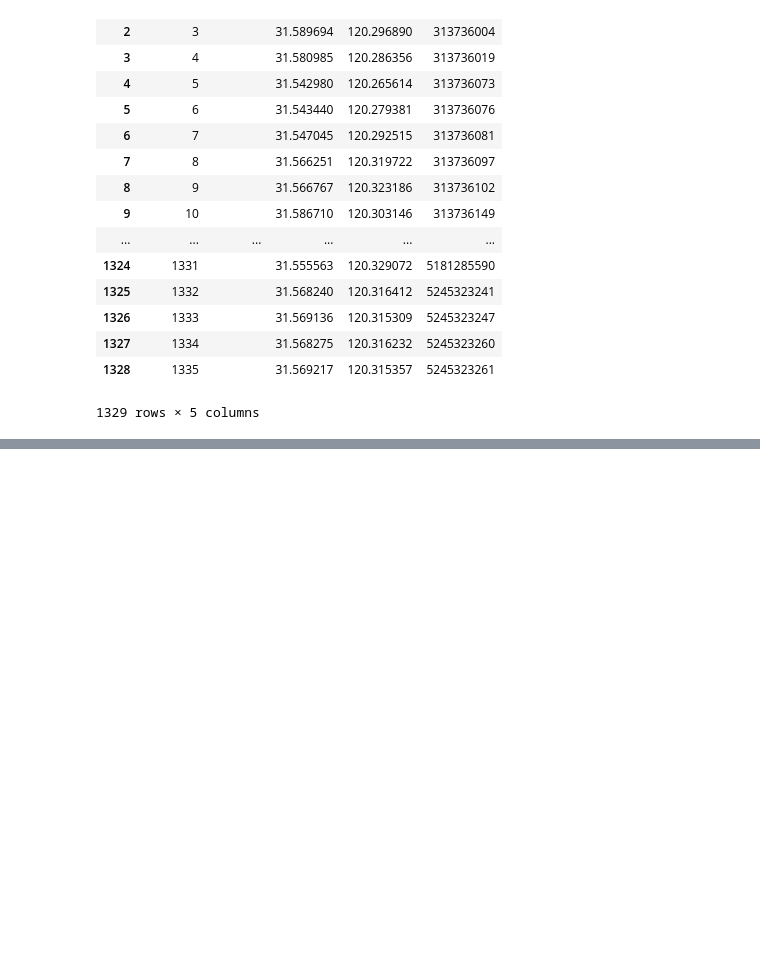
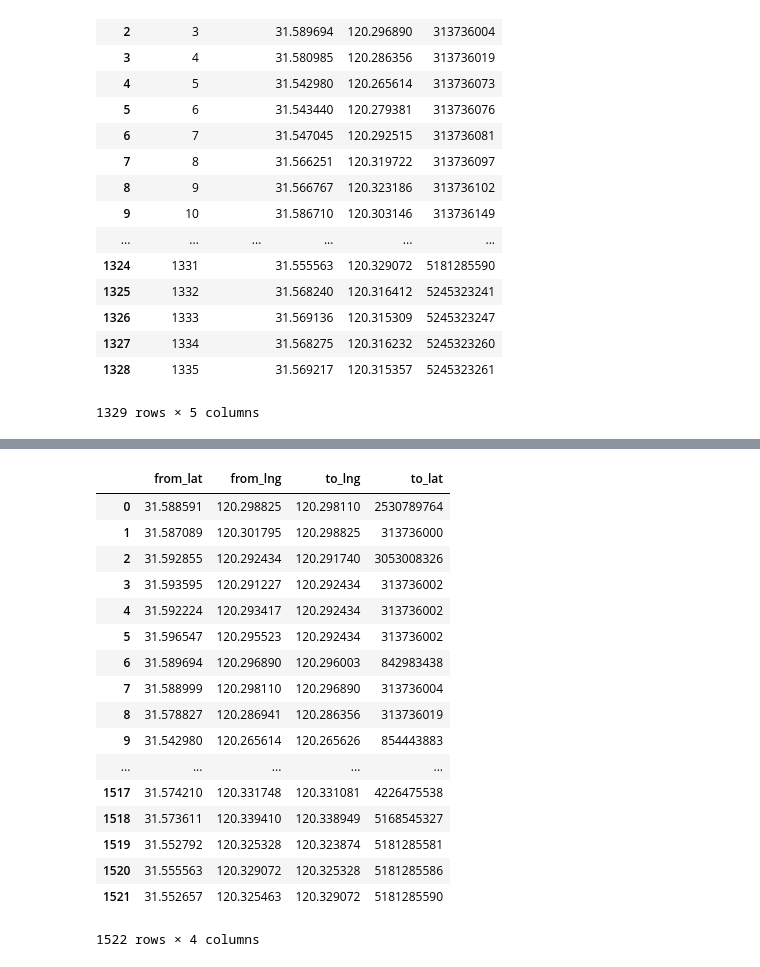
Before and after one commit to fuerdi2/WXRd, a Jupyter notebook: WX_project.ipynb, the cells around one changed output, grey strips where cells are left out. Saved outputs shown, nothing was run; the diff lists cells and outputs as text; code cells hidden in the pictures; blank space fills up the shorter version.

```diff
--- a/WX_project.ipynb
+++ b/WX_project.ipynb
@@ -411,0 +416,4 @@ df1.to_csv('major_edges_lnglat.csv',index=False)
+# %%
+import pandas as pd
+import eviltransform as ef
+df1 = pd.read_csv('data/WX_ring/major_edges_lnglat.csv')
@@ -411,0 +429,21 @@ df1.to_csv('major_edges_lnglat.csv',index=False)
+# %%
+df1[['from_lat','from_lng','to_lng','to_lat']]
+# %% [output]
+|  | from_lat | from_lng | to_lng | to_lat |
+| 0 | 31.588591 | 120.298825 | 120.298110 | 2530789764 |
+| 1 | 31.587089 | 120.301795 | 120.298825 | 313736000 |
+| 2 | 31.592855 | 120.292434 | 120.291740 | 3053008326 |
+| 3 | 31.593595 | 120.291227 | 120.292434 | 313736002 |
+| 4 | 31.592224 | 120.293417 | 120.292434 | 313736002 |
+| 5 | 31.596547 | 120.295523 | 120.292434 | 313736002 |
+| 6 | 31.589694 | 120.296890 | 120.296003 | 842983438 |
+| 7 | 31.588999 | 120.298110 | 120.296890 | 313736004 |
+| 8 | 31.578827 | 120.286941 | 120.286356 | 313736019 |
+| 9 | 31.542980 | 120.265614 | 120.265626 | 854443883 |
+| ... | ... | ... | ... | ... |
+| 1517 | 31.574210 | 120.331748 | 120.331081 | 4226475538 |
+| 1518 | 31.573611 | 120.339410 | 120.338949 | 5168545327 |
+| 1519 | 31.552792 | 120.325328 | 120.323874 | 5181285581 |
+| 1520 | 31.555563 | 120.329072 | 120.325328 | 5181285586 |
+| 1521 | 31.552657 | 120.325463 | 120.329072 | 5181285590 |
+1522 rows × 4 columns
```
Also changed, not shown: parts of 48 cells of this notebook, 8 other files.
